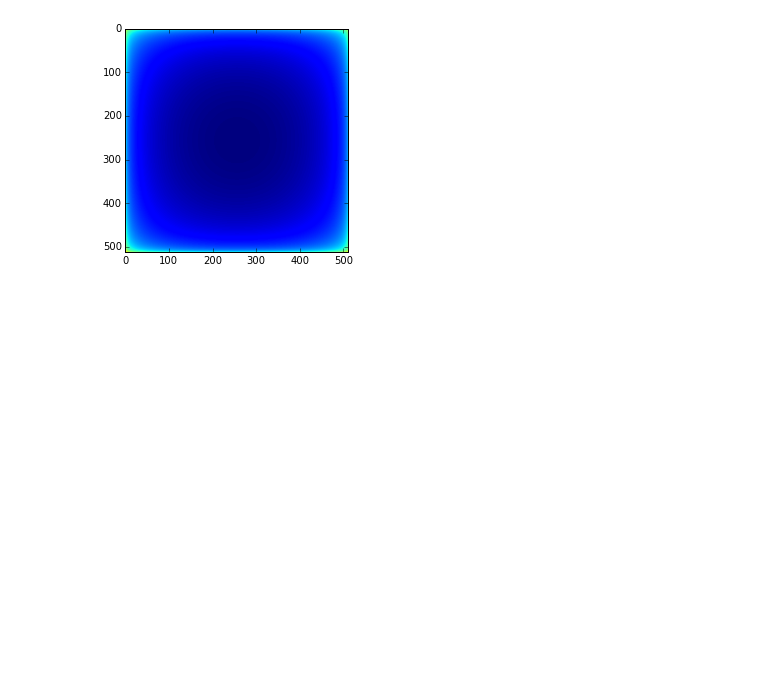
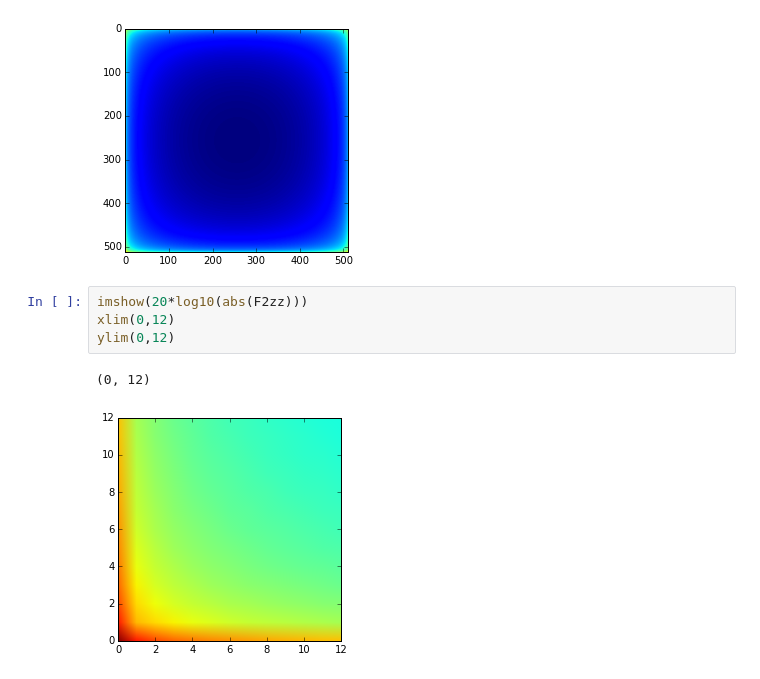
Before and after one commit to RoberTnf/Se-ales, a Jupyter notebook: 25-03.ipynb, the cells around one changed output. Cells and saved outputs as stored; diff of their text form; blank space fills up the shorter version.

```diff
--- a/25-03.ipynb
+++ b/25-03.ipynb
@@ -55,3 +55,10 @@ imshow(20*log10(abs(F2zz)))
 # %% [output]
 <matplotlib.image.AxesImage at 0x...>
 [figure]
+# %%
+imshow(20*log10(abs(F2zz)))
+xlim(0,12)
+ylim(0,12)
+# %% [output]
+(0, 12)
+[figure, added]
```
Also changed, not shown: parts of 3 cells of this notebook.
